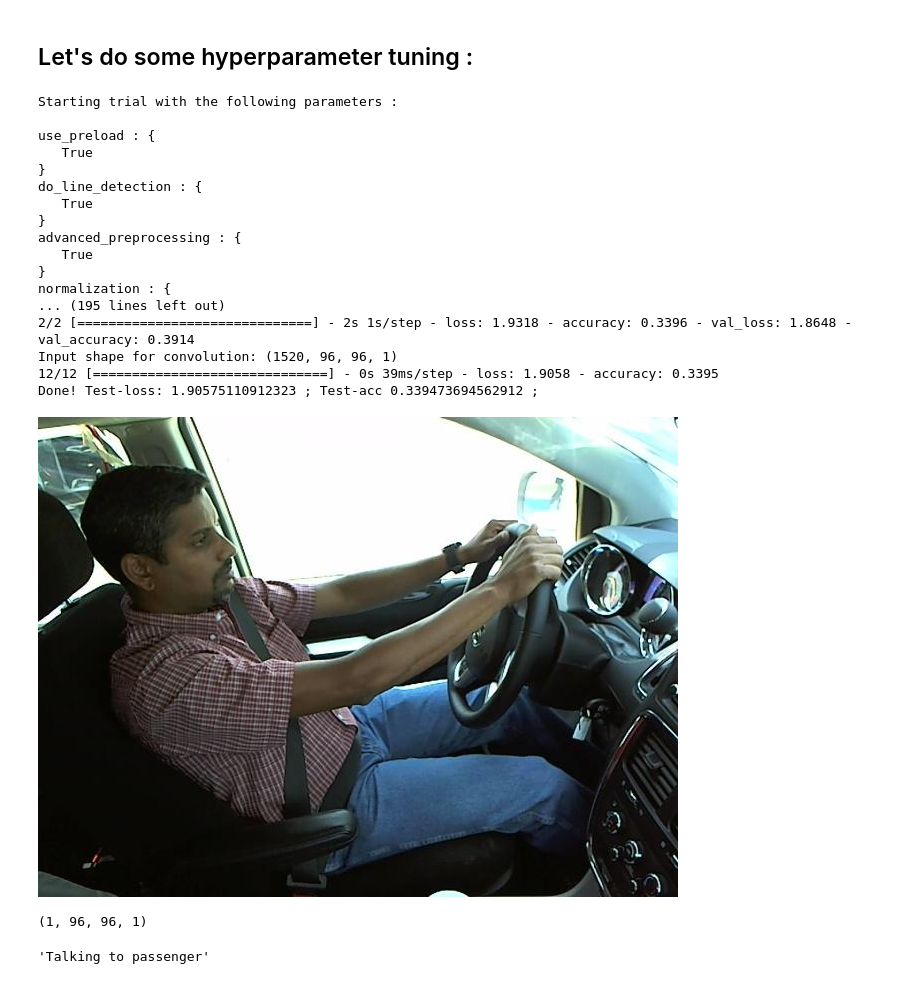
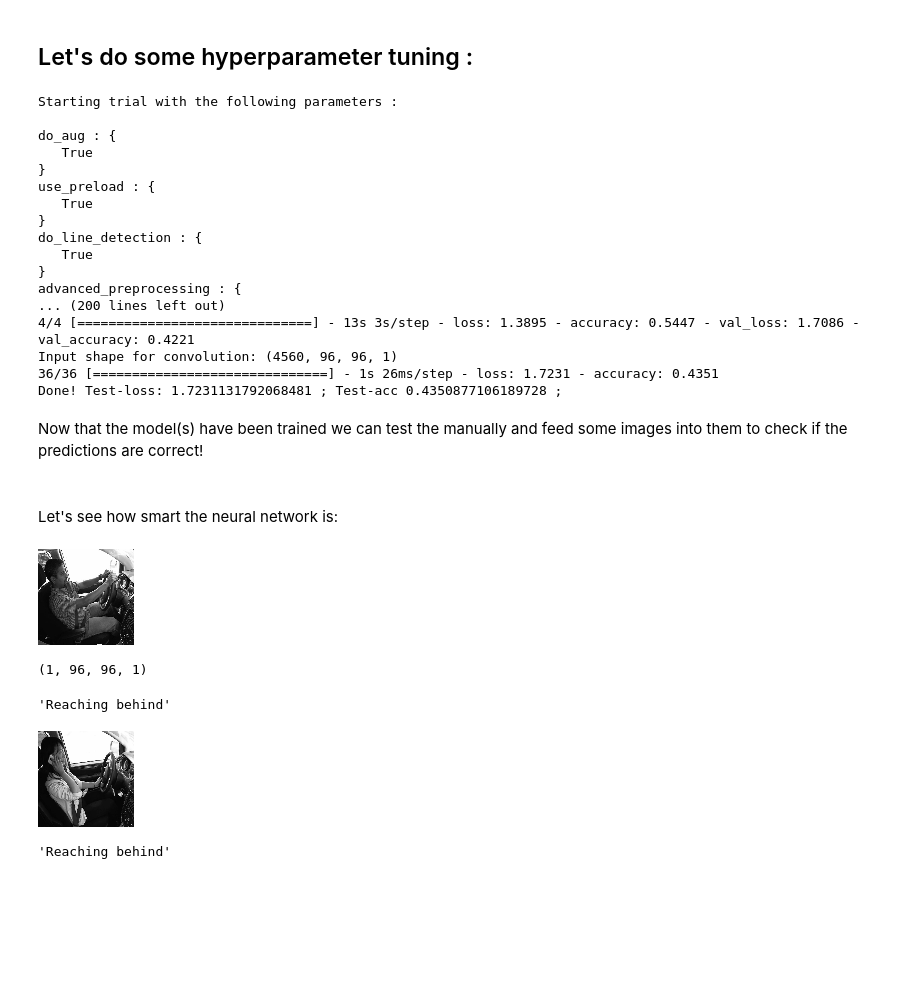
Before and after one commit to Gleethos/distracted-driver-detection, a Jupyter notebook: distracted-driver-detection.ipynb, the cells around one changed output. Drawn from its saved outputs; the diff is of its cells as text; code cells hidden in the pictures; blank space fills up the shorter version.

```diff
--- a/distracted-driver-detection.ipynb
+++ b/distracted-driver-detection.ipynb
@@ -508,11 +508,3 @@ Loading data now... samples per class : 6
 Loading data now... samples per class : 6
 Loading data now... samples per class : 6
 Loading data now... samples per class : 6
-# %%
-b, l = load_data(
-    "data/imgs/train",
-    create_class_data_map("data/imgs/train"),
-    size=6, do_label_index_encoding=True, flatten=False,
-    image_shape=(128, 96)
-)
-print(b, l)
@@ -562,7 +542,8 @@ preload_batch, preload_labels = load_data(
     advanced_preprocessing=advanced_preprocessing,
     image_shape=(96, 96),#(256, 192) #640 * 480
     flatten=flatten,
-    normalization=normalization
+    normalization=normalization,
+    create_augmented_imgs=True
 )
 # %% [output]
 Loading data now... samples per class : 190
@@ -588,6 +589,7 @@ def exec_trial(settings) :
     layer_sizes = settings['layer_sizes']
     samples_per_class = settings['samples_per_class'] #:= 50
     normalization = settings['normalization']
+    do_aug = settings['do_aug']
 
     use_preload = settings['use_preload']
 
@@ -600,7 +602,8 @@ def exec_trial(settings) :
             advanced_preprocessing=advanced_preprocessing,
             image_shape=(96, 96),#(256, 192) #640 * 480
             flatten=flatten,
-            normalization=normalization
+            normalization=normalization,
+            create_augmented_imgs=do_aug
         )
     else:
         b,l = preload_batch, preload_labels
@@ -710,12 +713,15 @@ def exec_trial(settings) :
     # Configure stopping criterion via early stopping
     callback = tf.keras.callbacks.EarlyStopping(monitor="loss", patience=4)
 
+    divisors = [2, 5, 10]
+    if do_aug : divisors.append(3)
+
     # Train model
     #~~~~~~~~~~~~~~~
     history_augmented = model.fit(
         train_batch,
         train_labels,
-        batch_size=samples_per_class*5,
+        batch_size=find_best_batch_size(divisors, real_batch_size),
         validation_split=0.2,
         epochs=20,
         callbacks=[callback],
@@ -774,13 +780,14 @@ trials = [
     #    ]
     #},
     {
+        'do_aug': True,
         'use_preload': True,
         'do_line_detection':True,
         'advanced_preprocessing':True,
         'normalization':'standard',
         'actifuns' : ['mish', 'mish', 'mish'],
         'layer_sizes' : [],
-        'samples_per_class' : 190,
+        'samples_per_class' : 200,
         'convos' : [ #64, (8,8), input_shape=(128, 96, 1),activation=hidden_acti,  padding="same"
             {
                 'type':'conv2d', #128, (8, 8), activation="selu", padding="same"
@@ -846,6 +853,9 @@ for trial in trials :
 # %% [output]
 Starting trial with the following parameters :
 
+do_aug : {
+   True
+}
 use_preload : {
    True
 }
@@ -853,42 +863,43 @@ do_line_detection : {
    True
 }
 advanced_preprocessing : {
-   True
-}
-normalization : {
-... (195 lines left out)
-2/2 [==============================] - 2s 1s/step - loss: 1.9318 - accuracy: 0.3396 - val_loss: 1.8648 - val_accuracy: 0.3914
-Input shape for convolution: (1520, 96, 96, 1)
-12/12 [==============================] - 0s 39ms/step - loss: 1.9058 - accuracy: 0.3395
-Done! Test-loss: 1.90575110912323 ; Test-acc 0.339473694562912 ;
+... (200 lines left out)
+4/4 [==============================] - 13s 3s/step - loss: 1.3895 - accuracy: 0.5447 - val_loss: 1.7086 - val_accuracy: 0.4221
+Input shape for convolution: (4560, 96, 96, 1)
+36/36 [==============================] - 1s 26ms/step - loss: 1.7231 - accuracy: 0.4351
+Done! Test-loss: 1.7231131792068481 ; Test-acc 0.4350877106189728 ;
+# %% [markdown]
+Now that the model(s) have been trained we
+can test the manually and feed some images into them to check if the predictions are correct! <br>
+<br>
 # %%
 def predict(image):
     prediction = models[0].predict(image)
     return class_meaning_map['c'+str(np.argmax(prediction))]
+# %% [markdown]
+Let's see how smart the neural network is:
 # %%
-img = cv2.imread("data/imgs/train/c0/img_34.jpg")
+img = cv2.resize(
+        greyed_blured_and_line_detection(
+        cv2.imread("data/imgs/train/c0/img_34.jpg"),
+            advanced=True,
+            do_line_detection=False
+    ),
+    (96, 96)
+)
 display_array(img)
-img = preprocess_image(
-    img,
-    advanced=False,
-    do_line_detection=False,
-    image_shape=(96,96),
-    flatten=False
-)
-img = norm(img, "default")
-
-
-
+# if feed forward : img.flatten().reshape(1, -1)
+# convolutional NN:
 img = img.reshape([1] + list(img.shape) + [1])
 
 print(img.shape)
 
 #print(img..reshape(1, -1))
 predict(img)
 # %% [output]
-[figure, old version]
+[figure, new version]
 (1, 96, 96, 1)
-'Talking to passenger'
+'Reaching behind'
 # %%
 img = cv2.resize(
         greyed_blured_and_line_detection(
@@ -902,7 +913,10 @@ img = cv2.resize(
 display_array(
     img
 )
-predict(img.flatten().reshape(1, -1))
+predict(img.reshape([1] + list(img.shape) + [1]) )
+# %% [output]
+[figure, added]
+'Reaching behind'
 # %%
 img = cv2.resize(
         greyed_blured_and_line_detection(
```
Also changed, not shown: parts of 15 cells of this notebook.
